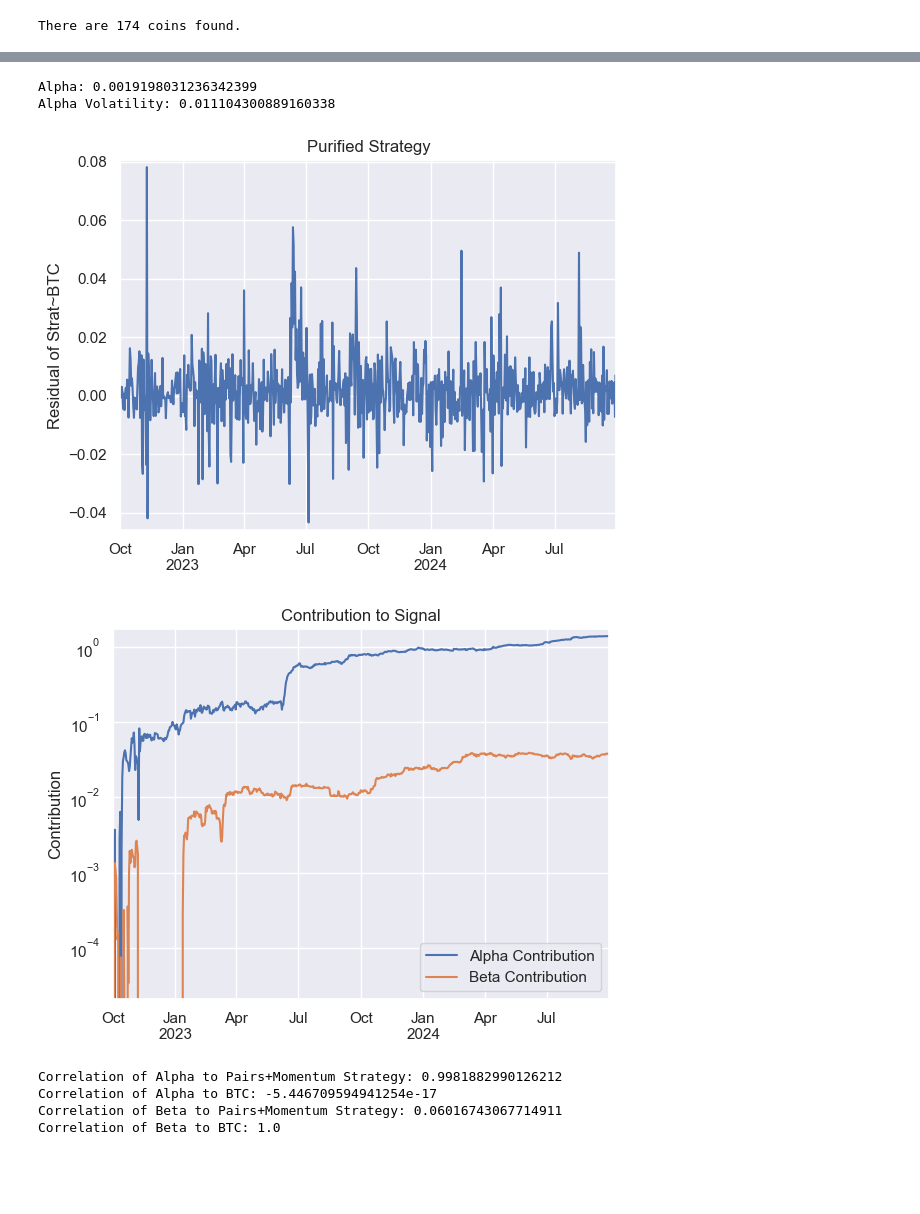
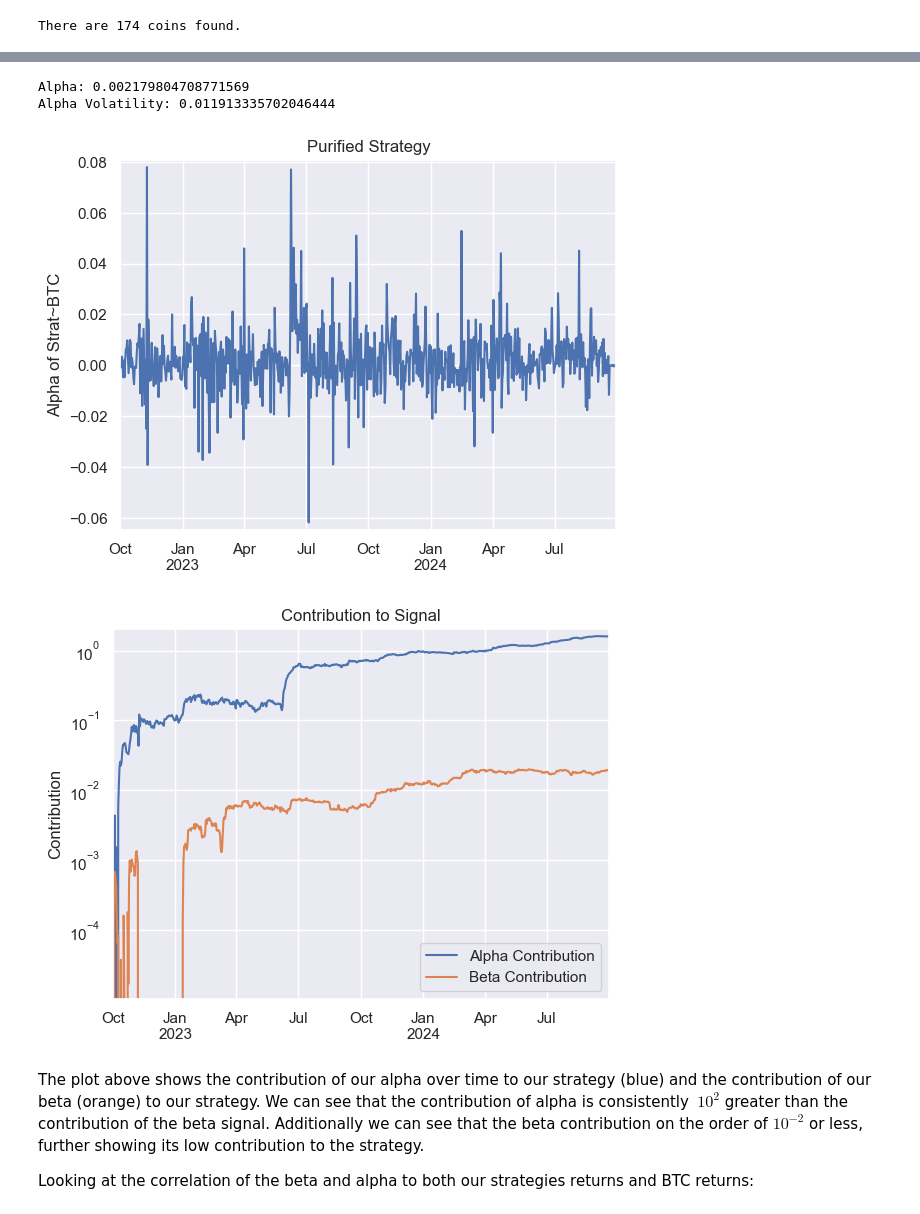
Before and after one commit to will-friend/QuantProjects, a Jupyter notebook: Pairs_Momentum/Pairs_Momentum_Trading.ipynb, the cells around one changed output, grey strips where cells are left out. Drawn from its saved outputs; the diff is of its cells as text; code cells hidden in the pictures; blank space fills up the shorter version.

```diff
--- a/Pairs_Momentum/Pairs_Momentum_Trading.ipynb
+++ b/Pairs_Momentum/Pairs_Momentum_Trading.ipynb
@@ -185,7 +279,7 @@ class PairsBacktest:
 
                 corr = tmp1.corr(tmp2)
 
-                if corr >= 0.95:
+                if corr >= 0.875:
                     pairs.append((tmp1.name, tmp2.name))
 
         return pairs
@@ -261,8 +355,9 @@ class PairsBacktest:
         utils = Utils()
 
         net_ret = pd.Series(index=px.index,name="Pairs Trading")
-        # pdb.set_trace()
         net_ret = net_ret.loc[rebalance_dates[1]:]
+
+        num_pairs = pd.Series(index=px.index,name="Number of Pairs")
 
         for ii in range(1,len(rebalance_dates)):
 
@@ -275,6 +370,8 @@ class PairsBacktest:
 
             pairs = self.get_pairs(form_pairs)
 
+            num_pairs.loc[trade_pairs.index] = len(pairs)
+
             signals = self.get_signal(px=trade_pairs, pairs=pairs)
 
             portf = self.get_portfolio(px=trade_pairs,signals=signals,pairs=pairs)
@@ -284,7 +381,6 @@ class PairsBacktest:
 
             to = utils.turnover(portf=portf)
             tcost_bps = 20
-            # pdb.set_trace()
             net_ret.loc[trade_pairs.index] = strat_ret.subtract(to*tcost_bps*1e-4,fill_value=0)
 
         net_ret = net_ret.fillna(0)
@@ -299,4 +395,4 @@ class PairsBacktest:
         evaluation['T-Cost'] = (to*tcost_bps*1e-4).mean()
         evaluation = pd.DataFrame(evaluation, index=[net_ret.name])
 
-        return net_ret, evaluation
+        return net_ret, evaluation, num_pairs
@@ -313,4 +411,4 @@ trade_px = px.loc[rebalance_dates[0]:,:]
 
 btp = PairsBacktest(window=window,entry_signal=entry_signal,exit_signal=exit_signal)
 
-net_ret_pairs, evaluation_pairs = btp.trade_pairs(px=trade_px,rebalance_dates=rebalance_dates,rebalance_val=rebalance)
+net_ret_pairs, evaluation_pairs, num_pairs = btp.trade_pairs(px=trade_px,rebalance_dates=rebalance_dates,rebalance_val=rebalance)
@@ -392,10 +595,18 @@ combo_rets = pd.DataFrame(columns=['50:50','opt','eqvol','sr'], index=combined.i
 sigma = combined.rolling(window=rebalance,min_periods=1).cov().fillna(1)
 mu = combined.rolling(window=5,min_periods=1).mean().fillna(1)
 
-weekly_dates = trade_px.index[rebalance::10]
+weekly_dates = trade_px.index[rebalance::15]
 
 mu = combined.mean() * 0 + 1
 sigma = combined.cov() * 0 + 1
+
+weights_tot = pd.DataFrame(
+    columns=[
+        ['Pairs','Pairs','Pairs','Pairs','Momentum','Momentum','Momentum','Momentum'],
+        ['opt','eqvol','sr','50:50','opt','eqvol','sr','50:50']
+    ],
+    index=combo_rets.index
+)
 
 count = 1
 
@@ -409,6 +620,9 @@ for ii in range(1,len(weekly_dates)):
 
     weights = pd.DataFrame(weights)
 
+    weights_tot.loc[weekly_dates[ii-1]:weekly_dates[ii]-pd.DateOffset(1), 'Pairs'] = weights.loc['Pairs Trading'].values
+    weights_tot.loc[weekly_dates[ii-1]:weekly_dates[ii]-pd.DateOffset(1), 'Momentum'] = weights.loc['Momentum'].values
+
     combo_rets.loc[weekly_dates[ii-1]:weekly_dates[ii]-pd.DateOffset(1),'50:50'] = (combined.loc[weekly_dates[ii-1]:weekly_dates[ii]-pd.DateOffset(1),:] * weights['50:50']).sum(axis=1)
     combo_rets.loc[weekly_dates[ii-1]:weekly_dates[ii]-pd.DateOffset(1),'opt'] = (combined.loc[weekly_dates[ii-1]:weekly_dates[ii]-pd.DateOffset(1),:] * weights['opt']).sum(axis=1)
     combo_rets.loc[weekly_dates[ii-1]:weekly_dates[ii]-pd.DateOffset(1),'eqvol'] = (combined.loc[weekly_dates[ii-1]:weekly_dates[ii]-pd.DateOffset(1),:] * weights['eqvol']).sum(axis=1)
@@ -448,7 +701,7 @@ tcost_bps = 20 # (comissions + slip)
 net_ret_BH = strat_ret_BH['BTCUSDT'].subtract(to_BH*tcost_bps*1e-4,fill_value=0)
 # %%
 ret_metrics = {}
-ret_metrics['Pairs+Momentum'] = combo_rets['50:50']
+ret_metrics['Pairs+Momentum'] = combo_rets['eqvol']
 # ret_metrics['Pairs+Momentum'] = net_ret_pairs
 
 ret_metrics['B&H'] = net_ret_BH
@@ -492,31 +777,31 @@ combo_rets_eval
 # %%
 R_BTC = ret_metrics['B&H']
 R_BTC = sm.add_constant(R_BTC)
 
 R_Strat = ret_metrics['Pairs+Momentum']
 
 # pdb.set_trace()
 
 model = sm.OLS(R_Strat.astype(float), R_BTC)
 results = model.fit()
 
 alpha = results.params.values[0]
 beta = results.params.values[1]
 resid = results.resid
 
 alpha_contr = alpha+resid
 beta_contr = beta * R_BTC['B&H']
 
 _ = alpha_contr.plot(title="Purified Strategy")
-_ = plt.ylabel("Residual of Strat~BTC")
+_ = plt.ylabel("Alpha of Strat~BTC")
 plt.margins(0.02)
 
 print(f"Alpha: {alpha_contr.mean()}")
 print(f"Alpha Volatility: {alpha_contr.std()}")
 # %% [output]
-Alpha: 0.0019198031236342399
-Alpha Volatility: 0.011104300889160338
+Alpha: 0.002179804708771569
+Alpha Volatility: 0.011913335702046444
-[figure, old version]
+[figure, new version]
 # %%
 contribution = {}
 contribution['Alpha Contribution'] = alpha_contr
@@ -526,14 +811,8 @@ _ = contribution.cumsum().plot(logy=True, title='Contribution to Signal')
 _ = plt.ylabel("Contribution")
 plt.margins(0.02)
 # %% [output]
-[figure, old version]
+[figure, new version]
-# %%
-print(f"Correlation of Alpha to Pairs+Momentum Strategy: {alpha_contr.corr(R_Strat.astype(float))}")
-print(f"Correlation of Alpha to BTC: {alpha_contr.corr(R_BTC['B&H'])}")
-print(f"Correlation of Beta to Pairs+Momentum Strategy: {beta_contr.corr(R_Strat.astype(float))}")
-print(f"Correlation of Beta to BTC: {beta_contr.corr(R_BTC['B&H'])}")
-# %% [output]
-Correlation of Alpha to Pairs+Momentum Strategy: 0.9981882990126212
-Correlation of Alpha to BTC: -5.446709594941254e-17
-Correlation of Beta to Pairs+Momentum Strategy: 0.06016743067714911
-Correlation of Beta to BTC: 1.0
+# %% [markdown]
+The plot above shows the contribution of our alpha over time to our strategy (blue) and the contribution of our beta (orange) to our strategy. We can see that the contribution of alpha is consistently $~10^{2}$ greater than the contribution of the beta signal. Additionally we can see that the beta contribution on the order of $10^{-2}$ or less, further showing its low contribution to the strategy.
+
+Looking at the correlation of the beta and alpha to both our strategies returns and BTC returns:
```
Also changed, not shown: parts of 52 cells of this notebook.
